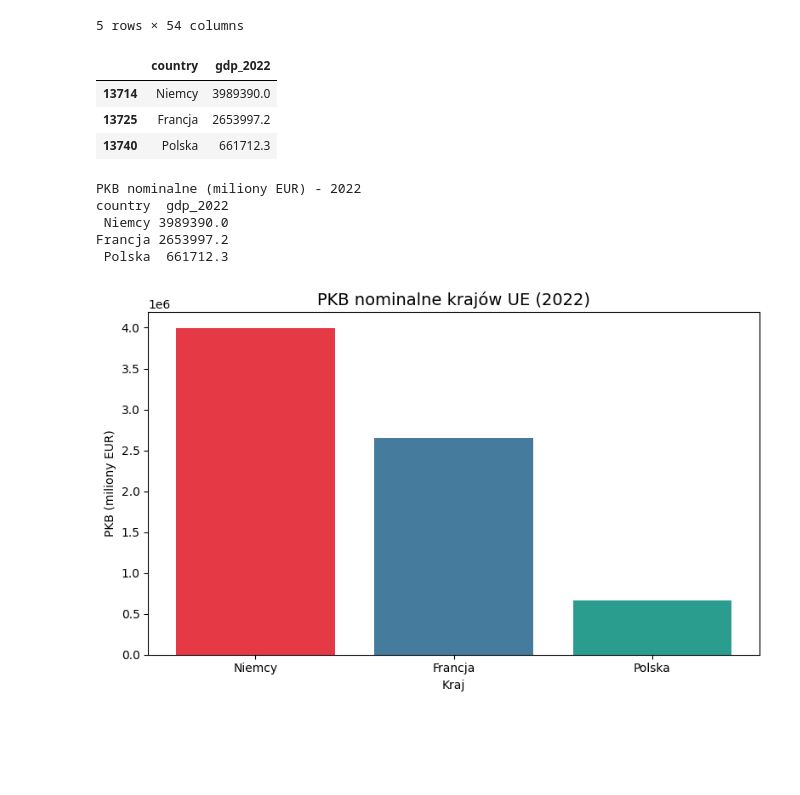
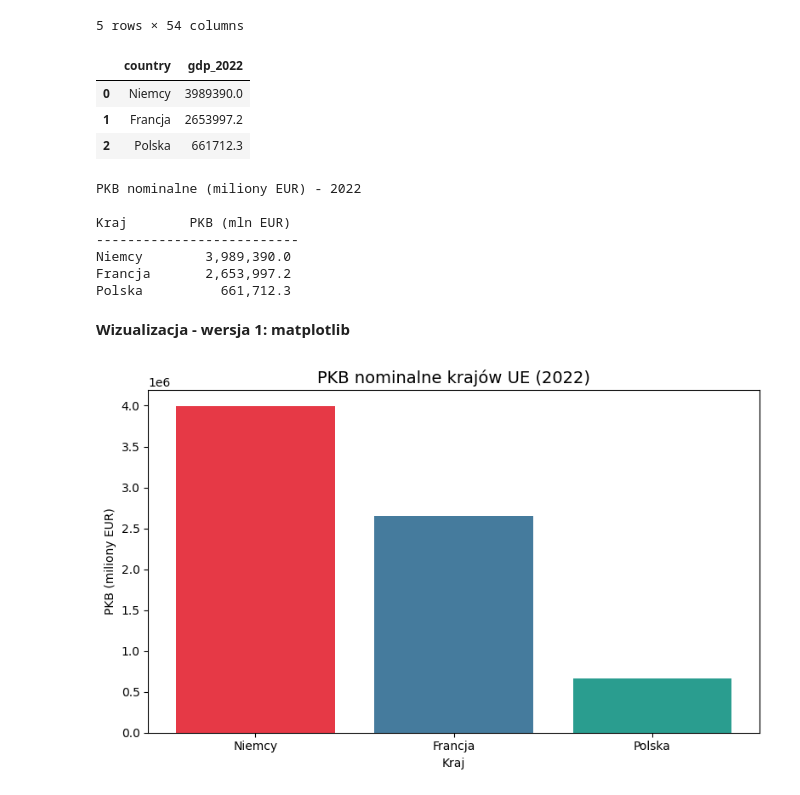
Before and after one commit to Awerroes569/eurostat-gdp-task, a Jupyter notebook: gdp_analysis.ipynb, the cells around one changed output. Drawn from its saved outputs; the diff is of its cells as text; code cells hidden in the pictures; blank space fills up the shorter version.

```diff
--- a/gdp_analysis.ipynb
+++ b/gdp_analysis.ipynb
@@ -23,40 +25,54 @@ df_raw.head()
 | 4 | A | CLV05_MEUR | B1G | BG | NaN | NaN | NaN | NaN | NaN | NaN | ... |
 5 rows × 54 columns
 # %%
-# Filter for: nominal GDP (CP_MEUR), GDP at market prices (B1GQ), selected countries
+# Filtrowanie: PKB nominalny (CP_MEUR), PKB w cenach rynkowych (B1GQ)
 countries = ['PL', 'DE', 'FR']
 
 df_filtered = df_raw[
     (df_raw['unit'] == 'CP_MEUR') &
     (df_raw['na_item'] == 'B1GQ') &
     (df_raw['geo\\TIME_PERIOD'].isin(countries))
 ]
 
-# Select only relevant columns - store column names in variables to avoid parsing issues
+# Wybór kolumn
 geo_col = 'geo\\TIME_PERIOD'
 year_col = '2022' if '2022' in df_filtered.columns else 2022
 df_gdp = df_filtered.loc[:, [geo_col, year_col]].copy()
 df_gdp.columns = ['country', 'gdp_2022']
 
-# Map country codes to full names
+# Mapowanie kodów na nazwy krajów
 country_names = {'PL': 'Polska', 'DE': 'Niemcy', 'FR': 'Francja'}
 df_gdp['country'] = df_gdp['country'].map(country_names)
 
+# Czyszczenie indeksu
+df_gdp = df_gdp.reset_index(drop=True)
+
 df_gdp
 # %% [output]
 |  | country | gdp_2022 |
-| 13714 | Niemcy | 3989390.0 |
-| 13725 | Francja | 2653997.2 |
-| 13740 | Polska | 661712.3 |
+| 0 | Niemcy | 3989390.0 |
+| 1 | Francja | 2653997.2 |
+| 2 | Polska | 661712.3 |
 # %%
-print("PKB nominalne (miliony EUR) - 2022")
-print(df_gdp.to_string(index=False))
+# Wydruk DataFrame z wartościami PKB
+df_display = df_gdp.copy()
+df_display['gdp_2022'] = df_display['gdp_2022'].apply(lambda x: f"{x:>14,.1f}")
+
+print("PKB nominalne (miliony EUR) - 2022\n")
+print(f"{'Kraj':<10} {'PKB (mln EUR)':>14}")
+print("-" * 26)
+for _, row in df_display.iterrows():
+    print(f"{row['country']:<10} {row['gdp_2022']}")
 # %% [output]
 PKB nominalne (miliony EUR) - 2022
-country  gdp_2022
- Niemcy 3989390.0
-Francja 2653997.2
- Polska  661712.3
+
+Kraj        PKB (mln EUR)
+--------------------------
+Niemcy        3,989,390.0
+Francja       2,653,997.2
+Polska          661,712.3
+# %% [markdown]
+**Wizualizacja - wersja 1: matplotlib**
 # %%
 plt.figure(figsize=(8, 5))
 plt.bar(df_gdp['country'], df_gdp['gdp_2022'], color=['#e63946', '#457b9d', '#2a9d8f'])
```
Also changed, not shown: parts of 6 cells of this notebook, 1 other file.
